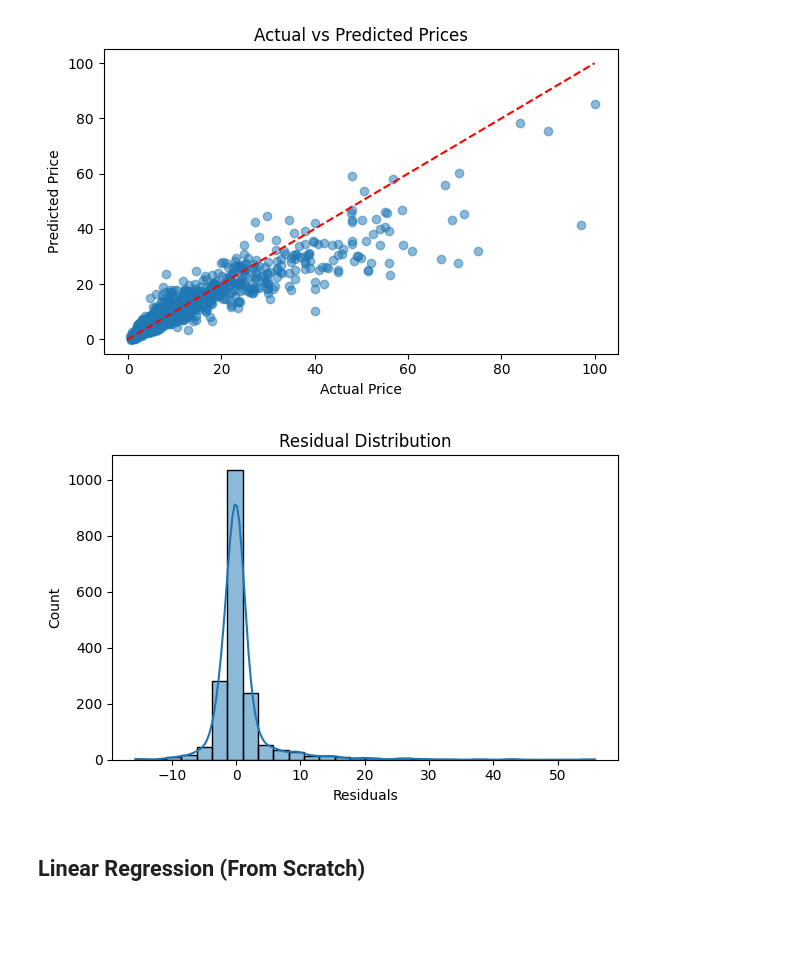
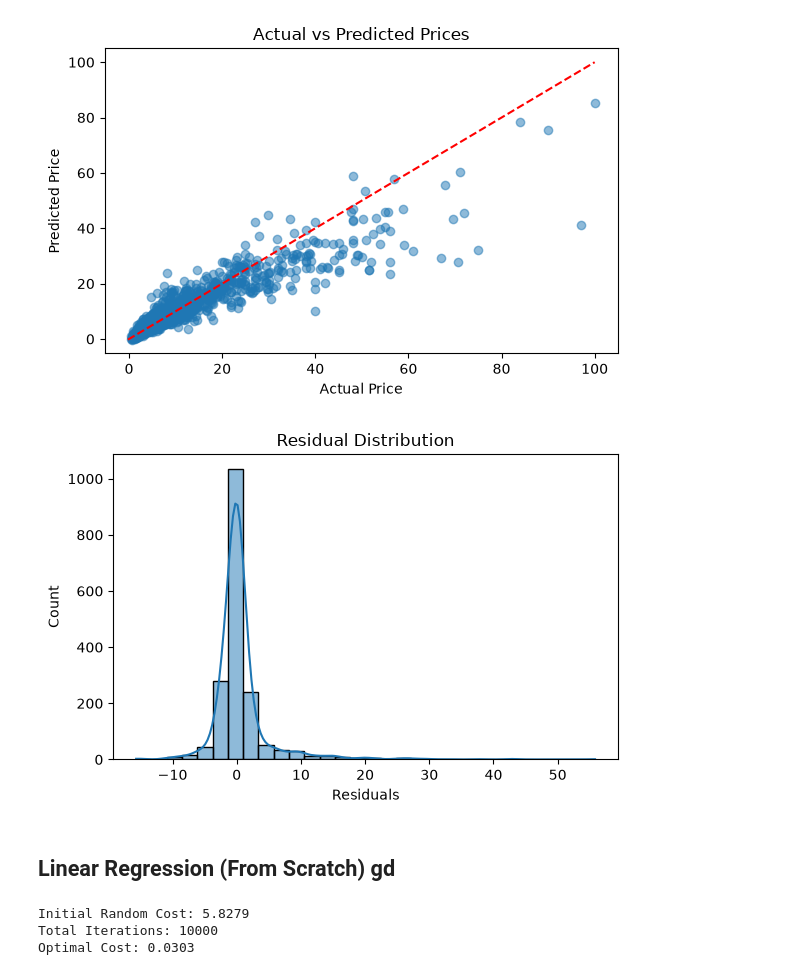
Before and after one commit to abdelhalimyasser/machine-learning-models-2026-fcai-cu, a Jupyter notebook: notebooks/a_numerical_regression/Preprocessing.ipynb, the cells around one changed output. Drawn from its saved outputs; the diff is of its cells as text; code cells hidden in the pictures; blank space fills up the shorter version.

Commit message:
Linear Regression from scratch

```diff
--- a/notebooks/a_numerical_regression/Preprocessing.ipynb
+++ b/notebooks/a_numerical_regression/Preprocessing.ipynb
@@ -279,6 +279,3 @@ from sklearn.metrics import (
     mean_squared_error,
     r2_score
 )
-# %%
-lr_model = LinearRegression()
-lr_model.fit(X_train_final, y_train_log)
@@ -295,0 +282,7 @@ y_test_actual = np.expm1(y_test_log)
+# %%
+lr_pipeline = Pipeline([
+    ("preprocessor", preprocessor),
+    ("model", LinearRegression())
+])
+# %%
+lr_pipeline.fit(X_train, y_train_log)
@@ -296,3 +310,9 @@ y_test_actual = np.expm1(y_test_log)
+# %%
+y_train_pred_log_lr = lr_pipeline.predict(X_train)
+y_test_pred_log_lr = lr_pipeline.predict(X_test)
+
+y_train_pred_lr = np.expm1(y_train_pred_log_lr)
+y_test_pred_lr = np.expm1(y_test_pred_log_lr)
 # %%
 def evaluate_model(y_true, y_pred, dataset_name):
 
@@ -342,16 +362,17 @@ plt.show()
 # %% [output]
 [figure]
 # %%
+residuals = y_test_actual - y_test_pred_lr
 plt.figure(figsize=(6, 4))
 
 sns.histplot(residuals, bins=30, kde=True)
 
 plt.xlabel("Residuals")
 plt.title("Residual Distribution")
 
 plt.tight_layout()
 plt.show()
 # %% [output]
-[figure, old version]
+[figure, new version]
 # %% [markdown]
-## Linear Regression (From Scratch)
+## Linear Regression (From Scratch) gd
@@ -357,0 +427,11 @@ plt.show()
+# %%
+gd_weights, cost_history = gradient_descent_linear_regression(
+    X_train_b, t_train,
+    learning_rate=0.05,
+    precision=1e-5,
+    max_iter=10000
+)
+# %% [output]
+Initial Random Cost: 5.8279
+Total Iterations: 10000
+Optimal Cost: 0.0303
```
Also changed, not shown: parts of 21 cells of this notebook, 1 other file.
